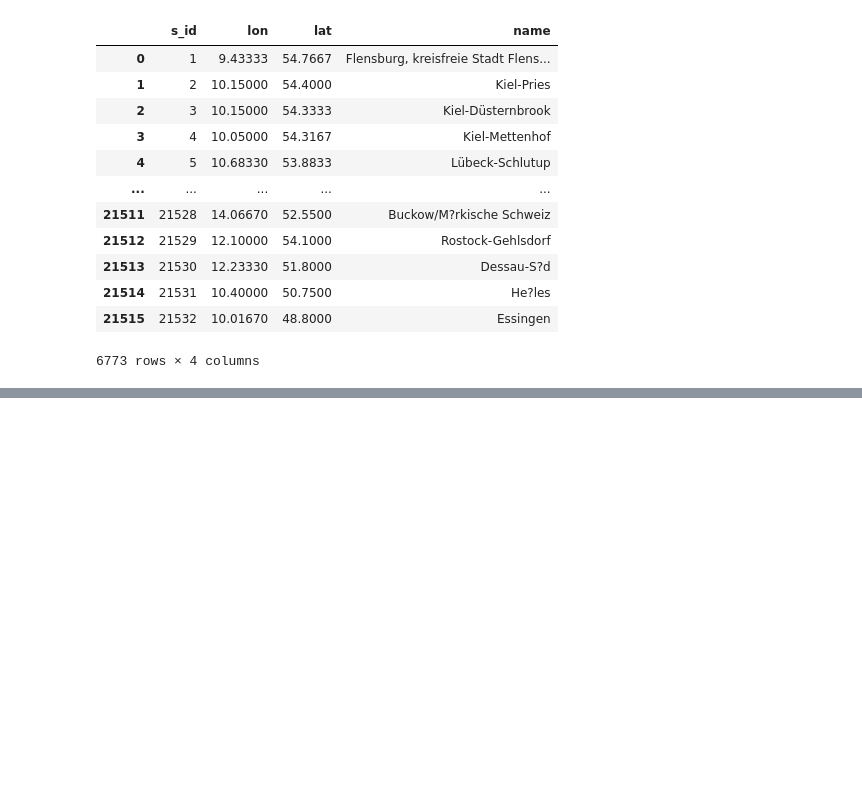
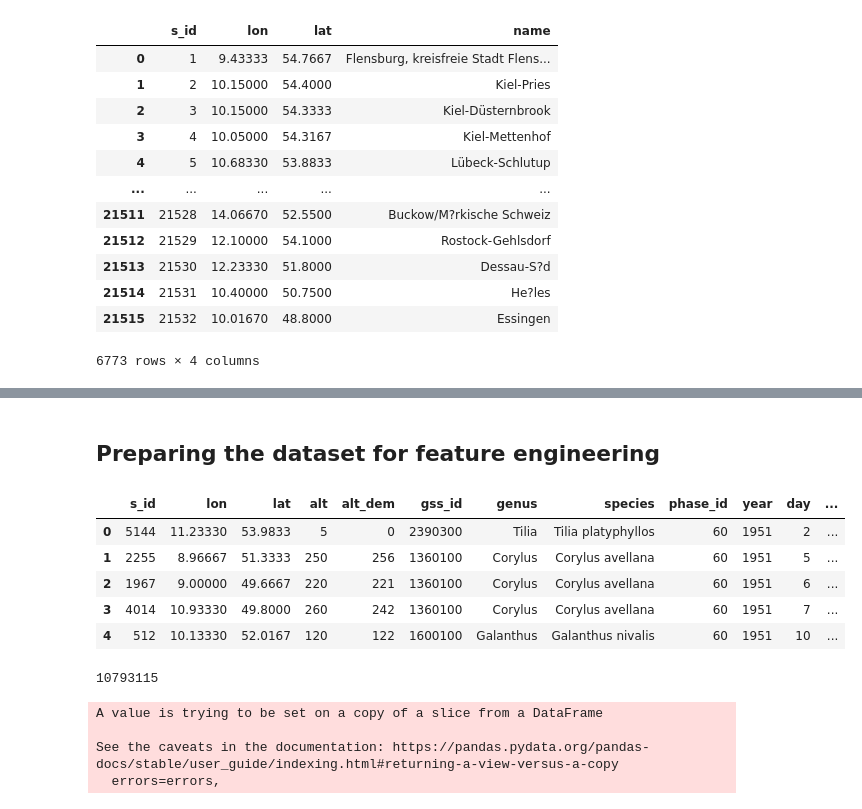
Before and after one commit to GParolini/phenology_data, a Jupyter notebook: code/eda_cleaned_data.ipynb, the cells around one changed output, grey strips where cells are left out. Drawn from its saved outputs; the diff is of its cells as text; code cells hidden in the pictures; blank space fills up the shorter version.

```diff
--- a/code/eda_cleaned_data.ipynb
+++ b/code/eda_cleaned_data.ipynb
@@ -89,0 +264,14 @@ df_stations_de.to_csv(os.path.join(p_cwd, "data", "de_phen_stations.csv"), index
+# %% [markdown]
+## Preparing the dataset for feature engineering
+# %%
+# Dropping the columns not relevant for the machine learning work
+df.drop(['provider_id','qc_flag', 'qc_ori_flag'], axis=1, inplace=True)
+# %%
+df.head()
+# %% [output]
+|  | s_id | lon | lat | alt | alt_dem | gss_id | genus | species | phase_id | year | day | ... |
+| 0 | 5144 | 11.23330 | 53.9833 | 5 | 0 | 2390300 | Tilia | Tilia platyphyllos | 60 | 1951 | 2 | ... |
+| 1 | 2255 | 8.96667 | 51.3333 | 250 | 256 | 1360100 | Corylus | Corylus avellana | 60 | 1951 | 5 | ... |
+| 2 | 1967 | 9.00000 | 49.6667 | 220 | 221 | 1360100 | Corylus | Corylus avellana | 60 | 1951 | 6 | ... |
+| 3 | 4014 | 10.93330 | 49.8000 | 260 | 242 | 1360100 | Corylus | Corylus avellana | 60 | 1951 | 7 | ... |
+| 4 | 512 | 10.13330 | 52.0167 | 120 | 122 | 1600100 | Galanthus | Galanthus nivalis | 60 | 1951 | 10 | ... |
@@ -89,0 +281,13 @@ df_stations_de.to_csv(os.path.join(p_cwd, "data", "de_phen_stations.csv"), index
+# %%
+df_fin.head()
+len(df_fin)
+#checking that len(df_fin) is the same as the number of obs with affected flag=0
+# %% [output]
+10793115
+# %%
+df_fin.drop('affected_flag', axis=1, inplace=True)
+# %% [output]
+A value is trying to be set on a copy of a slice from a DataFrame
+
+See the caveats in the documentation: https://pandas.pydata.org/pandas-docs/stable/user_guide/indexing.html#returning-a-view-versus-a-copy
+  errors=errors,
```
Also changed, not shown: parts of 32 cells of this notebook, 6 other files.
